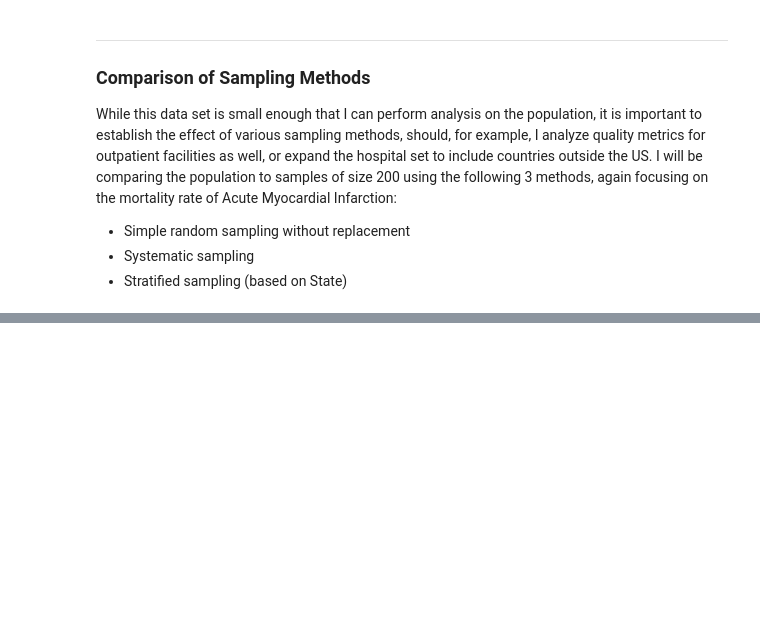
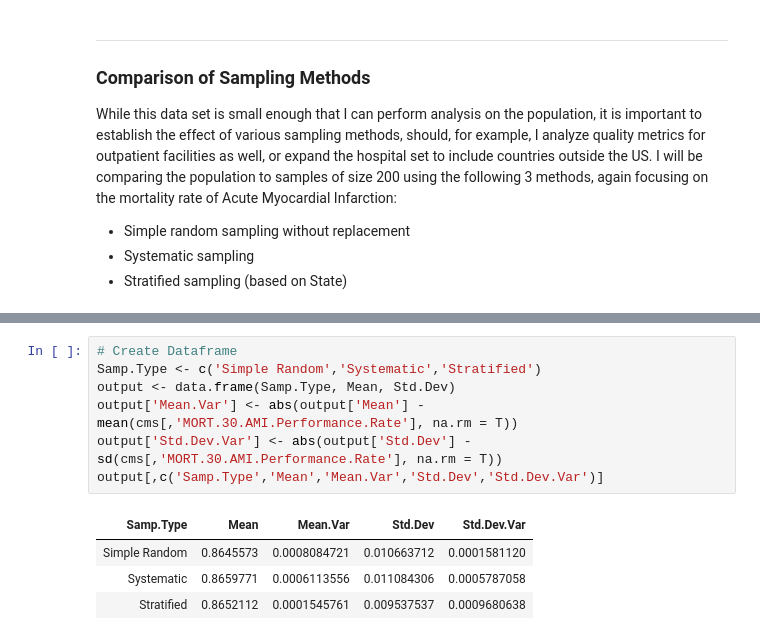
Before and after one commit to chris-decker/Mortality-EDA, a Jupyter notebook: FinalProject.ipynb, the cells around one changed output, grey strips where cells are left out. Cells and saved outputs as stored; diff of their text form; blank space fills up the shorter version.

```diff
--- a/FinalProject.ipynb
+++ b/FinalProject.ipynb
@@ -334,0 +309,12 @@ sds
+# %%
+# Create Dataframe
+Samp.Type <- c('Simple Random','Systematic','Stratified')
+output <- data.frame(Samp.Type, Mean, Std.Dev)
+output['Mean.Var'] <- abs(output['Mean'] - mean(cms[,'MORT.30.AMI.Performance.Rate'], na.rm = T))
+output['Std.Dev.Var'] <- abs(output['Std.Dev'] - sd(cms[,'MORT.30.AMI.Performance.Rate'], na.rm = T))
+output[,c('Samp.Type','Mean','Mean.Var','Std.Dev','Std.Dev.Var')]
+# %% [output]
+| Samp.Type | Mean | Mean.Var | Std.Dev | Std.Dev.Var |
+| Simple Random | 0.8645573 | 0.0008084721 | 0.010663712 | 0.0001581120 |
+| Systematic | 0.8659771 | 0.0006113556 | 0.011084306 | 0.0005787058 |
+| Stratified | 0.8652112 | 0.0001545761 | 0.009537537 | 0.0009680638 |
```
Also changed, not shown: parts of 6 cells of this notebook.
